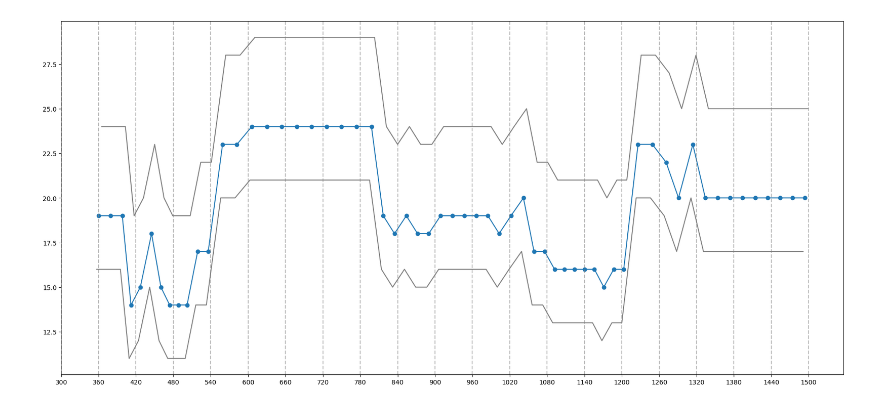
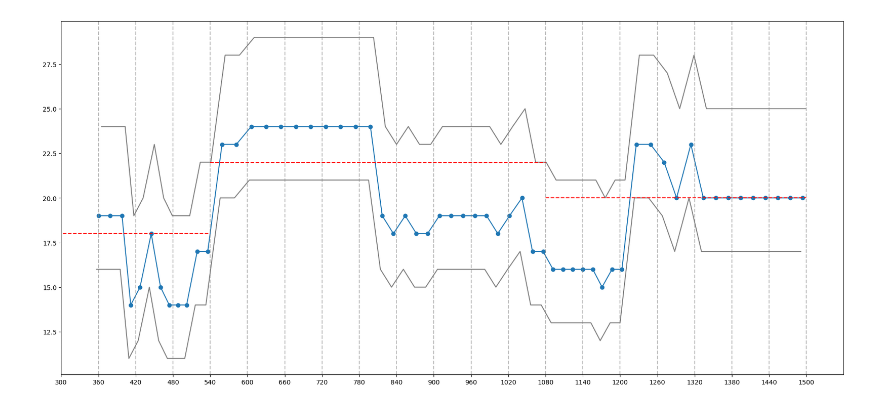
Before and after one commit to gammapopolam/gtfs-feed-vis, a Jupyter notebook: 3_timetable_analysis.ipynb, the cells around one changed output. Cells and saved outputs as stored; diff of their text form; code cells hidden in the pictures.

Commit message:
timetable analysis

```diff
--- a/3_timetable_analysis.ipynb
+++ b/3_timetable_analysis.ipynb
@@ -87,0 +86,12 @@ print(len(minutes), len(timedeltas))
+# %%
+plt.figure(figsize=(22, 40))
+ax = plt.axes()
+
+gdf=gpd.GeoDataFrame(list(zip(cut_id, polygons)), columns=['id', 'geometry'])
+gdf.set_geometry('geometry', inplace=True)
+gdf.plot('id',ax=ax)
+ax.set_ylim(0, 60)
+ax.set_xticks(list(range(300, 1440+60*2, 60)))
+ax.set_yticks(list(range(0, 60, 5)))
+for t in range(300, 1440+2*60, 60):
+    plt.axvline(t, linestyle='--', color='grey', alpha=0.5)
@@ -87,0 +100,16 @@ print(len(minutes), len(timedeltas))
+# %%
+gdf=gpd.GeoDataFrame(list(zip(cut_id, polygons)), columns=['id', 'geometry'])
+gdf.set_geometry('geometry', inplace=True)
+gdf['ticks']=''
+for j, row in gdf.iterrows():
+    #print(row.geometry.bounds)
+    minx, miny, maxx, maxy=row['geometry'].bounds
+    possible_lines=list(range(0, 60, 2))
+    real_lines=[]
+    for i in range(len(possible_lines)):
+        if miny<=possible_lines[i]<=maxy:
+            real_lines.append(possible_lines[i])
+    #print(real_lines)
+    gdf.at[j, 'ticks']=','.join(str(x) for x in real_lines)
+gdf['id']=gdf.index
+gdf
@@ -87,0 +134,3 @@ print(len(minutes), len(timedeltas))
+# %%
+analysis=list(zip(gdf['id'], gdf['ticks']))
+analysis
@@ -88,16 +224,27 @@ print(len(minutes), len(timedeltas))
 # %%
 arrival_threshold=-3 # допуск по раннему прибытию
 departure_threshold=5 # допуск по опозданию
 plt.figure(figsize=(22, 10))
 ax = plt.axes()
+
+minutes=[get_seconds(t)//60 for t in times]
+
+timedeltas=[0]
+for i in range(1, len(minutes)):
+    td=minutes[i]-minutes[i-1]
+    timedeltas.append(td)
 ax.plot(minutes[1:], timedeltas[1:]) # ломаная точных прибытий
 ax.plot([m+arrival_threshold for m in minutes][1:], [td+arrival_threshold for td in timedeltas][1:], color='grey') # ломаная ранних прибытий
 ax.plot([m+departure_threshold for m in minutes][1:], [td+departure_threshold for td in timedeltas][1:], color='grey') # ломаная поздних прибытий
 ax.scatter(minutes[1:], timedeltas[1:])
-
+ax.set_xlim(300, 1440+60*2)
+for entry in result:
+    minx=(min(entry['group']))*60+300
+    maxx=(max(entry['group']))*60+300
+    ax.plot([minx-60, maxx], [int(entry['common_minute']), int(entry['common_minute'])], color='red', linestyle='--')
 ax.set_xticks(list(range(300, 1440+60*2, 60)))
 for t in range(300, 1440+2*60, 60):
     plt.axvline(t, linestyle='--', color='grey', alpha=0.5)
 plt.show()
 # %% [output]
-[figure, old version]
+[figure, new version]
```
Also changed, not shown: parts of 11 cells of this notebook.
